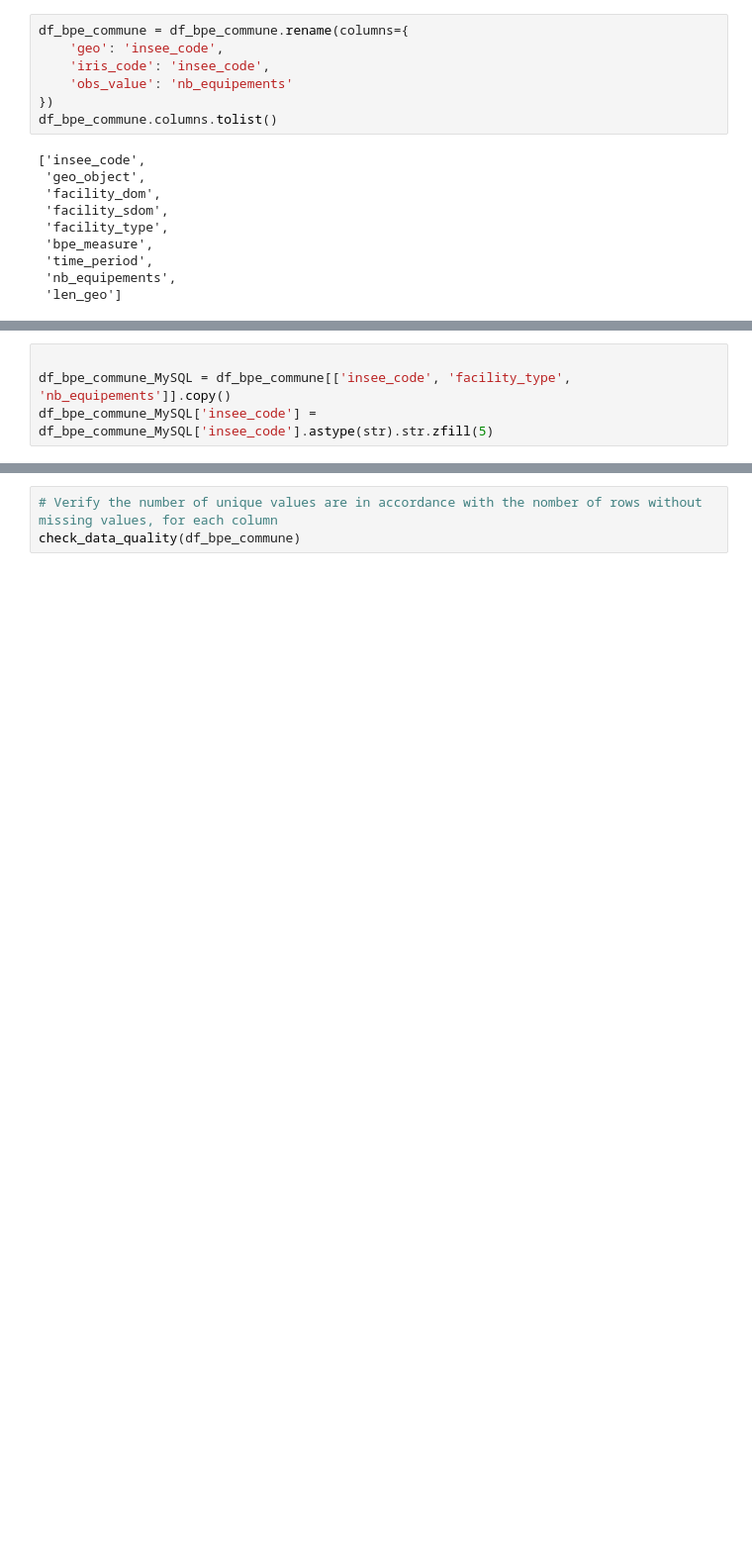
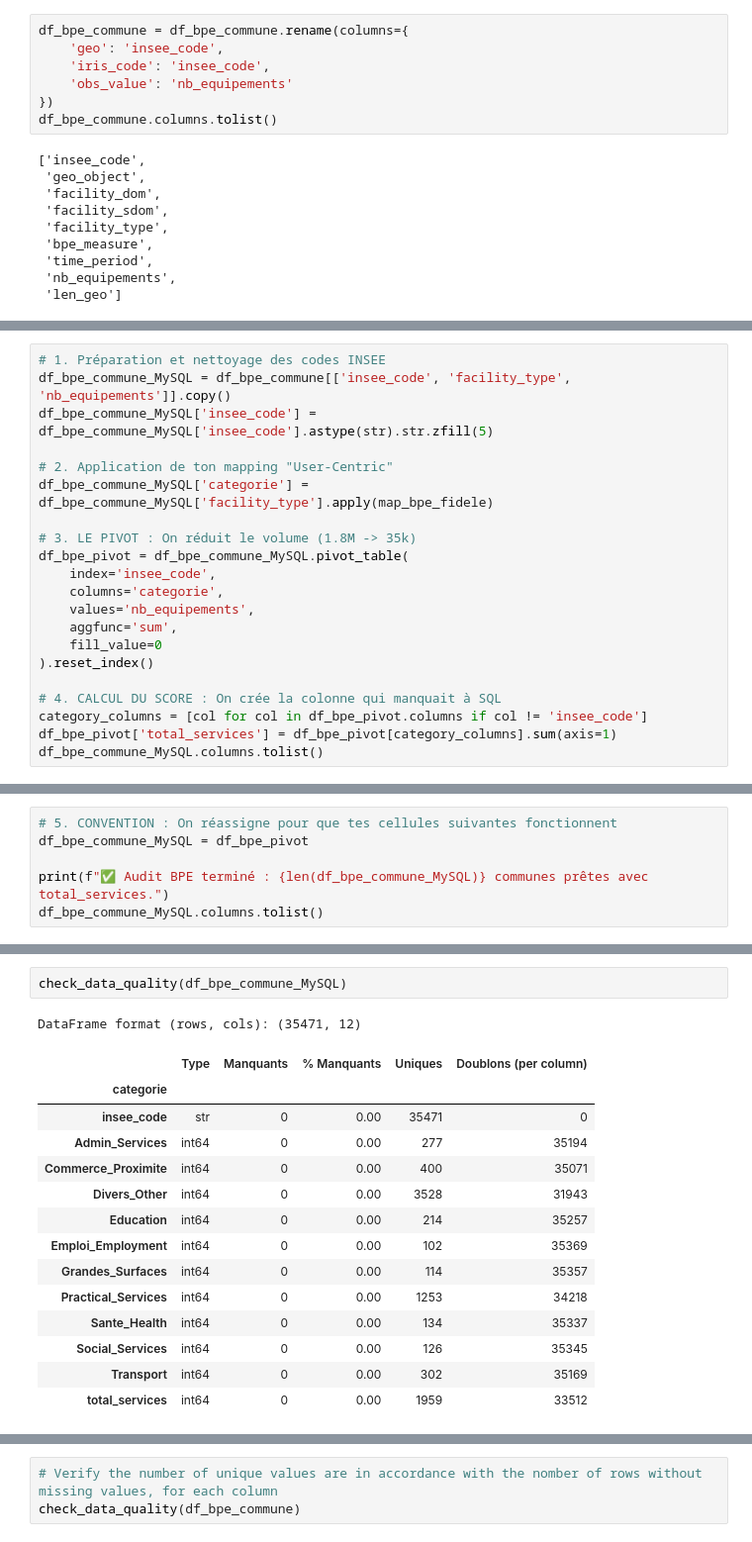
Before and after one commit to VeroniqueFanchonna/Final_project, a Jupyter notebook: notebooks/01_market_analysis_and_solvency_scoping.ipynb, the cells around one changed output, grey strips where cells are left out. Shown at 99% size. Saved outputs shown, nothing was run; the diff lists cells and outputs as text; blank space fills up the shorter version.

```diff
--- a/notebooks/01_market_analysis_and_solvency_scoping.ipynb
+++ b/notebooks/01_market_analysis_and_solvency_scoping.ipynb
@@ -851,0 +839,21 @@ df_bpe_commune.columns.tolist()
+# %%
+# 1. Préparation et nettoyage des codes INSEE
+df_bpe_commune_MySQL = df_bpe_commune[['insee_code', 'facility_type', 'nb_equipements']].copy()
+df_bpe_commune_MySQL['insee_code'] = df_bpe_commune_MySQL['insee_code'].astype(str).str.zfill(5)
+
+# 2. Application de ton mapping "User-Centric"
+df_bpe_commune_MySQL['categorie'] = df_bpe_commune_MySQL['facility_type'].apply(map_bpe_fidele)
+
+# 3. LE PIVOT : On réduit le volume (1.8M -> 35k)
+df_bpe_pivot = df_bpe_commune_MySQL.pivot_table(
+    index='insee_code',
+    columns='categorie',
+    values='nb_equipements',
+    aggfunc='sum',
+    fill_value=0
+).reset_index()
+
+# 4. CALCUL DU SCORE : On crée la colonne qui manquait à SQL
+category_columns = [col for col in df_bpe_pivot.columns if col != 'insee_code']
+df_bpe_pivot['total_services'] = df_bpe_pivot[category_columns].sum(axis=1)
+df_bpe_commune_MySQL.columns.tolist()
@@ -852,4 +862,6 @@ df_bpe_commune.columns.tolist()
 # %%
+# 5. CONVENTION : On réassigne pour que tes cellules suivantes fonctionnent
+df_bpe_commune_MySQL = df_bpe_pivot
 
-df_bpe_commune_MySQL = df_bpe_commune[['insee_code', 'facility_type', 'nb_equipements']].copy()
-df_bpe_commune_MySQL['insee_code'] = df_bpe_commune_MySQL['insee_code'].astype(str).str.zfill(5)
+print(f"✅ Audit BPE terminé : {len(df_bpe_commune_MySQL)} communes prêtes avec total_services.")
+df_bpe_commune_MySQL.columns.tolist()
@@ -855,0 +882,18 @@ df_bpe_commune_MySQL['insee_code'] = df_bpe_commune_MySQL['insee_code'].astype(s
+# %%
+check_data_quality(df_bpe_commune_MySQL)
+# %% [output]
+DataFrame format (rows, cols): (35471, 12)
+|  | Type | Manquants | % Manquants | Uniques | Doublons (per column) |
+| categorie |  |  |  |  |  |
+| insee_code | str | 0 | 0.00 | 35471 | 0 |
+| Admin_Services | int64 | 0 | 0.00 | 277 | 35194 |
+| Commerce_Proximite | int64 | 0 | 0.00 | 400 | 35071 |
+| Divers_Other | int64 | 0 | 0.00 | 3528 | 31943 |
+| Education | int64 | 0 | 0.00 | 214 | 35257 |
+| Emploi_Employment | int64 | 0 | 0.00 | 102 | 35369 |
+| Grandes_Surfaces | int64 | 0 | 0.00 | 114 | 35357 |
+| Practical_Services | int64 | 0 | 0.00 | 1253 | 34218 |
+| Sante_Health | int64 | 0 | 0.00 | 134 | 35337 |
+| Social_Services | int64 | 0 | 0.00 | 126 | 35345 |
+| Transport | int64 | 0 | 0.00 | 302 | 35169 |
+| total_services | int64 | 0 | 0.00 | 1959 | 33512 |
```
Also changed, not shown: parts of 43 cells of this notebook, 17 other files.
